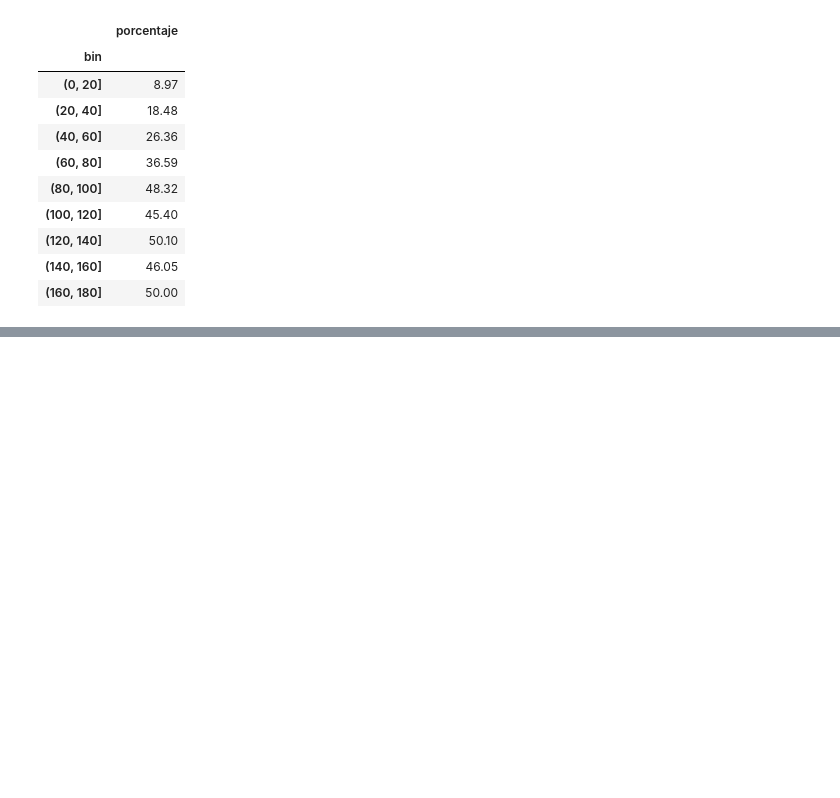
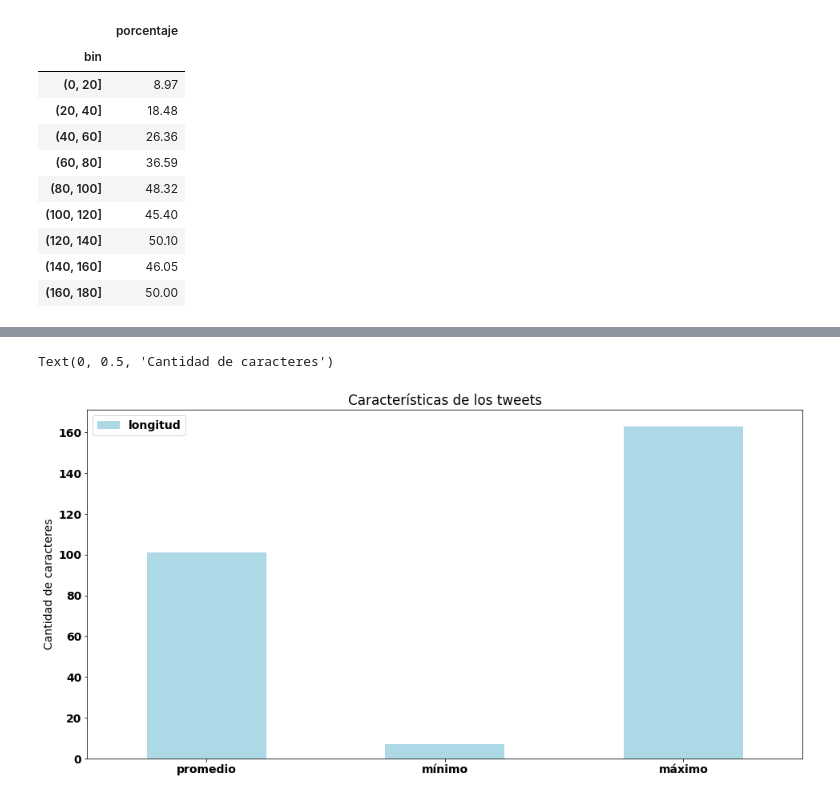
Before and after one commit to JulioCastillo1/TP1-Datos, a Jupyter notebook: TP1-Datos.ipynb, the cells around one changed output, grey strips where cells are left out. Drawn from its saved outputs; the diff is of its cells as text; code cells hidden in the pictures; blank space fills up the shorter version.

```diff
--- a/TP1-Datos.ipynb
+++ b/TP1-Datos.ipynb
@@ -82,0 +82,7 @@ KeyError: 'longitud'
+# %%
+tweets_description.plot(kind='bar', figsize=(16,8), rot=0, title='Características de los tweets', color='lightblue');
+ax = plt.gca();
+ax.set_ylabel('Cantidad de caracteres')
+# %% [output]
+Text(0, 0.5, 'Cantidad de caracteres')
+[figure, added]
```
Also changed, not shown: parts of 5 cells of this notebook.
